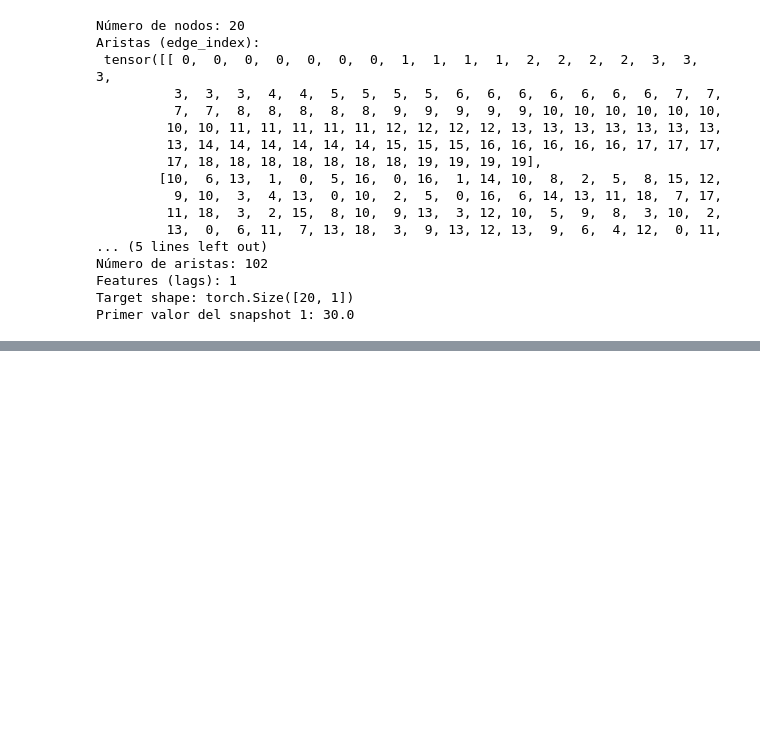
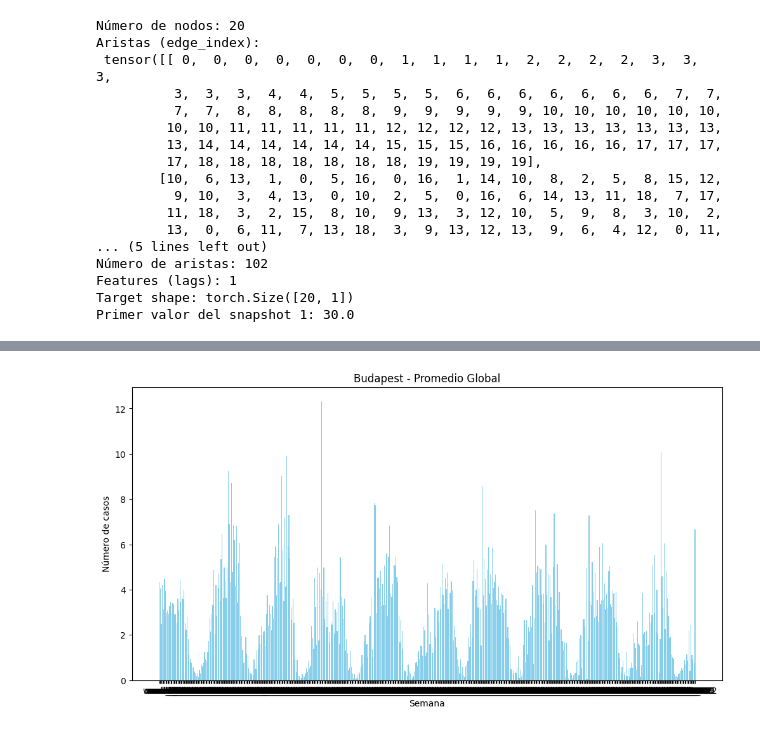
Before and after one commit to crisru2905/TG---Spatiotemporal-Graph, a Jupyter notebook: exploration-dataset.ipynb, the cells around one changed output, grey strips where cells are left out. Cells and saved outputs as stored; diff of their text form; code cells hidden in the pictures; blank space fills up the shorter version.

```diff
--- a/exploration-dataset.ipynb
+++ b/exploration-dataset.ipynb
@@ -745,0 +699,12 @@ Primer valor del snapshot 1: 30.0
+# %%
+# Filtramos por distrito
+fila = dataframe_t_global_norm.loc['Budapest']
+
+plt.figure(figsize=(12,6))
+plt.bar(fila.index, fila.values, color='skyblue')
+plt.xlabel("Semana")
+plt.ylabel("Número de casos")
+plt.title("Budapest - Promedio Global")
+plt.show()
+# %% [output]
+[figure, added]
```
Also changed, not shown: parts of 16 cells of this notebook.
